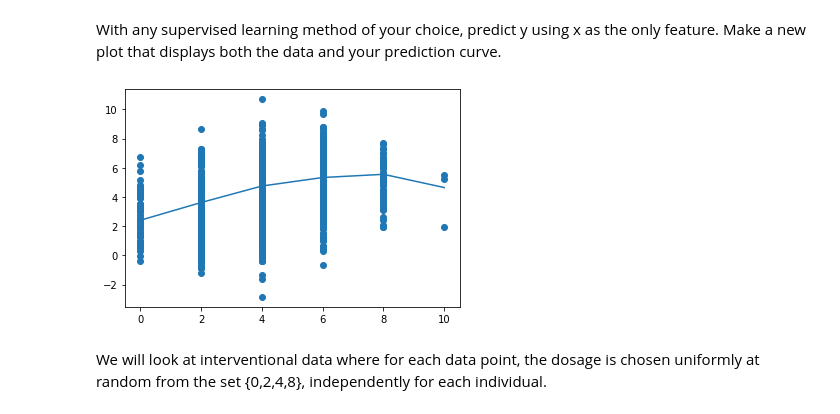
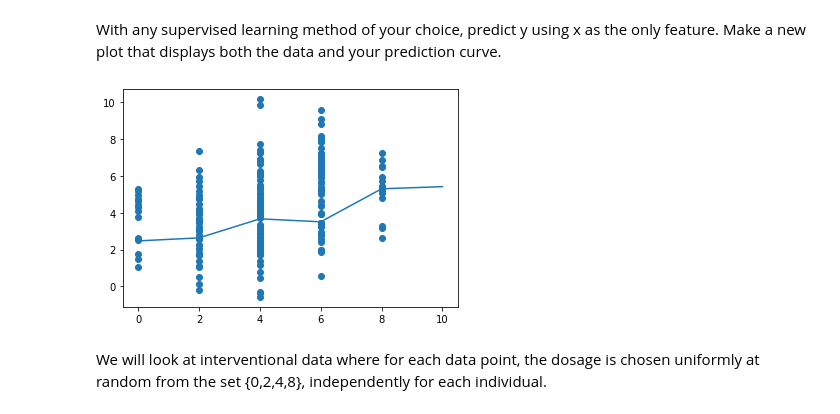
Before and after one commit to ottomattas/INFOMAML, a Jupyter notebook: Assignments/AML_assignment1.ipynb, the cells around one changed output. Cells and saved outputs as stored; diff of their text form; code cells hidden in the pictures.

```diff
--- a/Assignments/AML_assignment1.ipynb
+++ b/Assignments/AML_assignment1.ipynb
@@ -51,24 +52,24 @@ With any supervised learning method of your choice, predict y using x as the onl
 # %%
 # Your code here
 from sklearn.model_selection import train_test_split
 from sklearn.neighbors import KNeighborsRegressor
 
 x_train, x_test, y_train, y_test = train_test_split(x, y, test_size=0.2, random_state=123)
 
 model = KNeighborsRegressor()
 
-model.fit(x.reshape(-1,1), y)
+model.fit(x_train.reshape(-1,1), y_train)
 
 pred = model.predict(np.array([0,2,4,6,8,10]).reshape(-1,1))
 
-plt.scatter(x, y)
+plt.scatter(x_test, y_test)
 plt.plot(np.array([0,2,4,6,8,10]), pred)
 
 plt.show()
 
 # np.sqrt(((pred - y_test) ** 2).mean())
 # %% [output]
-[figure, old version]
+[figure, new version]
 # %%
 def generate_experimental_data(x, num_samples):
     # Generate data under intervention do(X=x[i]). x is a vector of length num_samples.
```
Also changed, not shown: parts of 8 cells of this notebook.
